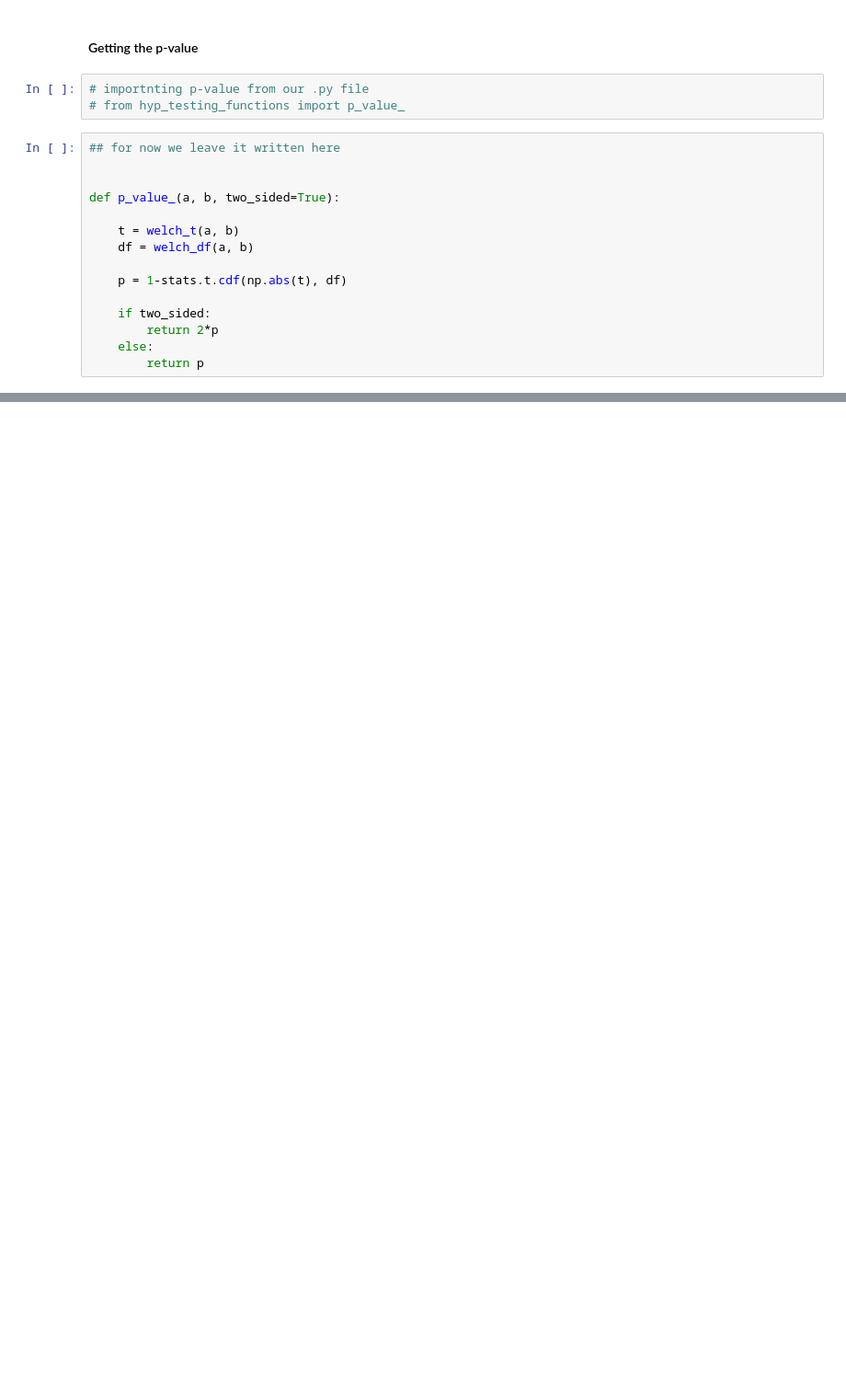
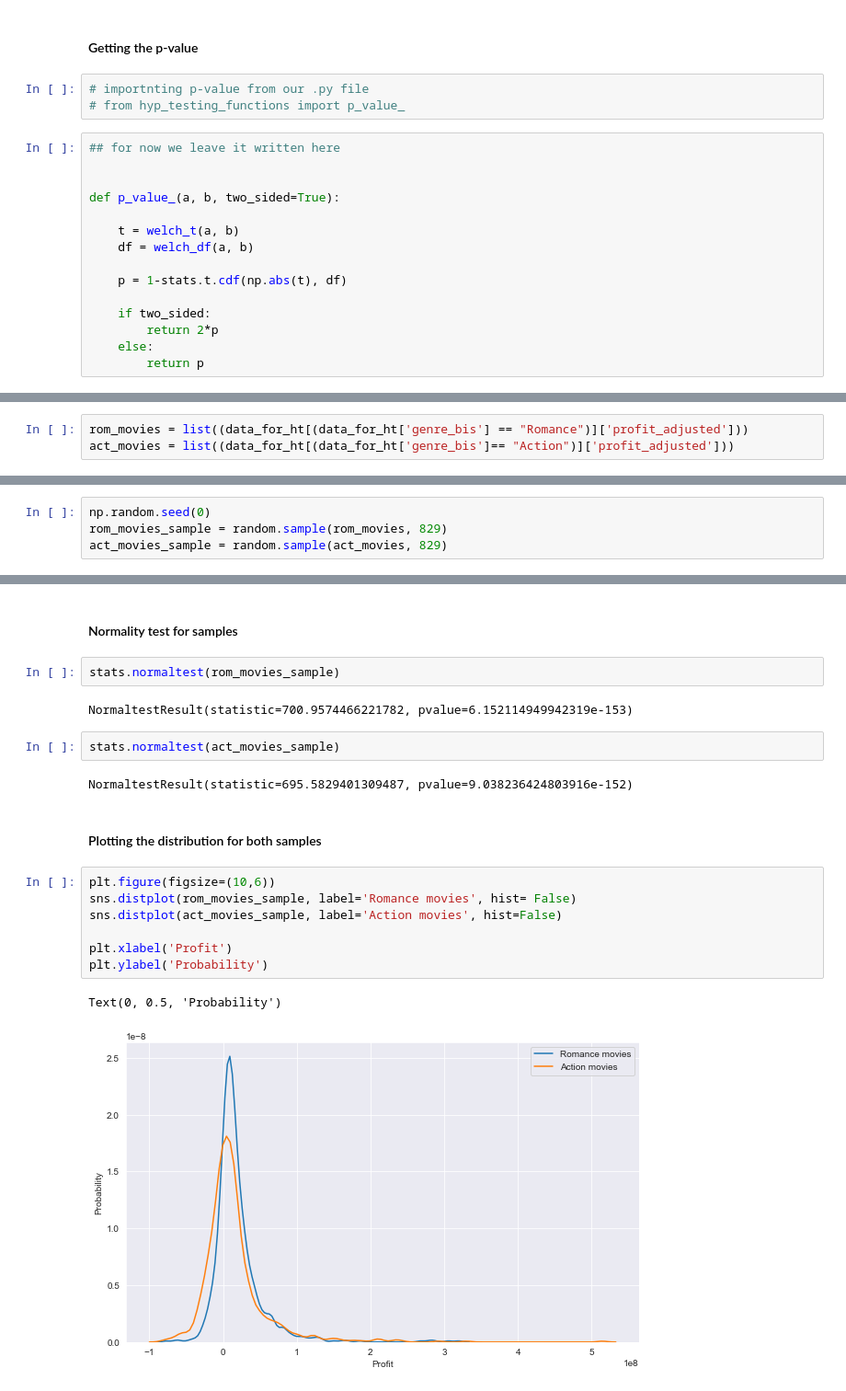
Before and after one commit to Abhiolar/IMDB, a Jupyter notebook: FINAL NOTEBOOK.ipynb, the cells around one changed output, grey strips where cells are left out. Shown at 92% size. Saved outputs shown, nothing was run; the diff lists cells and outputs as text; blank space fills up the shorter version.

```diff
--- a/FINAL NOTEBOOK.ipynb
+++ b/FINAL NOTEBOOK.ipynb
@@ -349,0 +545,3 @@ TypeError: 'numpy.float64' object is not callable
+# %%
+rom_movies = list((data_for_ht[(data_for_ht['genre_bis'] == "Romance")]['profit_adjusted']))
+act_movies = list((data_for_ht[(data_for_ht['genre_bis']== "Action")]['profit_adjusted']))
@@ -349,0 +554,4 @@ TypeError: 'numpy.float64' object is not callable
+# %%
+np.random.seed(0)
+rom_movies_sample = random.sample(rom_movies, 829)
+act_movies_sample = random.sample(act_movies, 829)
@@ -349,0 +578,22 @@ TypeError: 'numpy.float64' object is not callable
+# %% [markdown]
+#### Normality test for samples
+# %%
+stats.normaltest(rom_movies_sample)
+# %% [output]
+NormaltestResult(statistic=700.9574466221782, pvalue=6.152114949942319e-153)
+# %%
+stats.normaltest(act_movies_sample)
+# %% [output]
+NormaltestResult(statistic=695.5829401309487, pvalue=9.038236424803916e-152)
+# %% [markdown]
+#### Plotting the distribution for both samples
+# %%
+plt.figure(figsize=(10,6))
+sns.distplot(rom_movies_sample, label='Romance movies', hist= False)
+sns.distplot(act_movies_sample, label='Action movies', hist=False)
+
+plt.xlabel('Profit')
+plt.ylabel('Probability')
+# %% [output]
+Text(0, 0.5, 'Probability')
+[figure, added]
```
Also changed, not shown: parts of 73 cells of this notebook, 1 other file.
